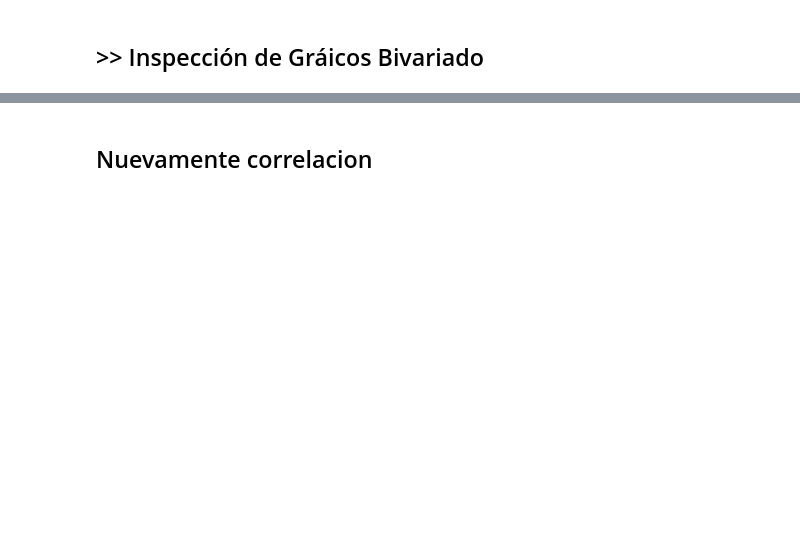
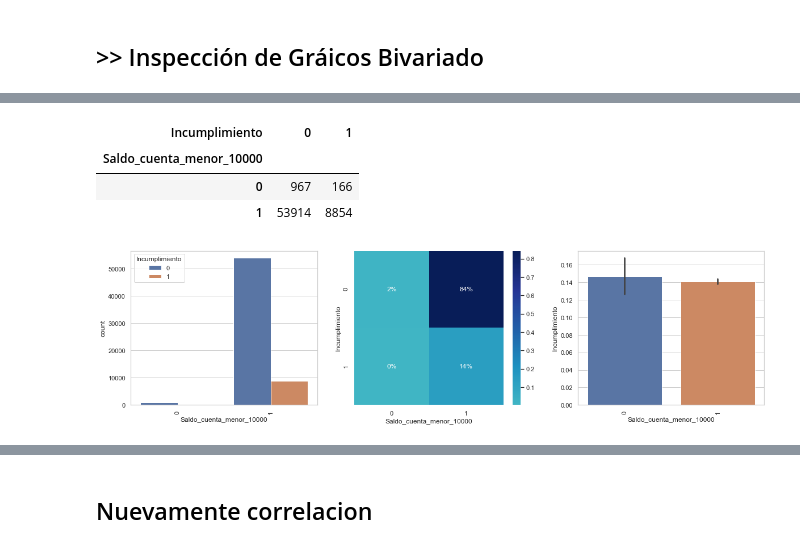
Before and after one commit to kendalvictor/Paper2021-01, a Jupyter notebook: MINERIA DE DATOS - BANCOLOMBIA/Avance_2_pre_procesing.ipynb, the cells around one changed output, grey strips where cells are left out. Drawn from its saved outputs; the diff is of its cells as text; code cells hidden in the pictures; blank space fills up the shorter version.

```diff
--- a/MINERIA DE DATOS - BANCOLOMBIA/Avance_2_pre_procesing.ipynb
+++ b/MINERIA DE DATOS - BANCOLOMBIA/Avance_2_pre_procesing.ipynb
@@ -338,2 +525,18 @@ graph_numeric(train[train['Saldo_cuenta'] < 1000], 'Saldo_cuenta', 'Incumplimien
+# %%
+train['Saldo_cuenta_menor_10000'] = train['Saldo_cuenta'].apply(lambda _: _ < 10000).astype(int)
+test['Saldo_cuenta_menor_10000'] = test['Saldo_cuenta'].apply(lambda _: _ < 10000).astype(int)
+
+pd.crosstab(
+    train['Saldo_cuenta_menor_10000'], train['Incumplimiento']
+)
+# %% [output]
+| Incumplimiento | 0 | 1 |
+| Saldo_cuenta_menor_10000 |  |  |
+| 0 | 967 | 166 |
+| 1 | 53914 | 8854 |
+# %%
+graph_categoryc(train, 'Saldo_cuenta_menor_10000', 'Incumplimiento')
+# %% [output]
+[figure, added]
 # %%
 graph_numeric(train, 'Valor_prestamo', 'Incumplimiento')
```
Also changed, not shown: parts of 54 cells of this notebook, 11 other files.
